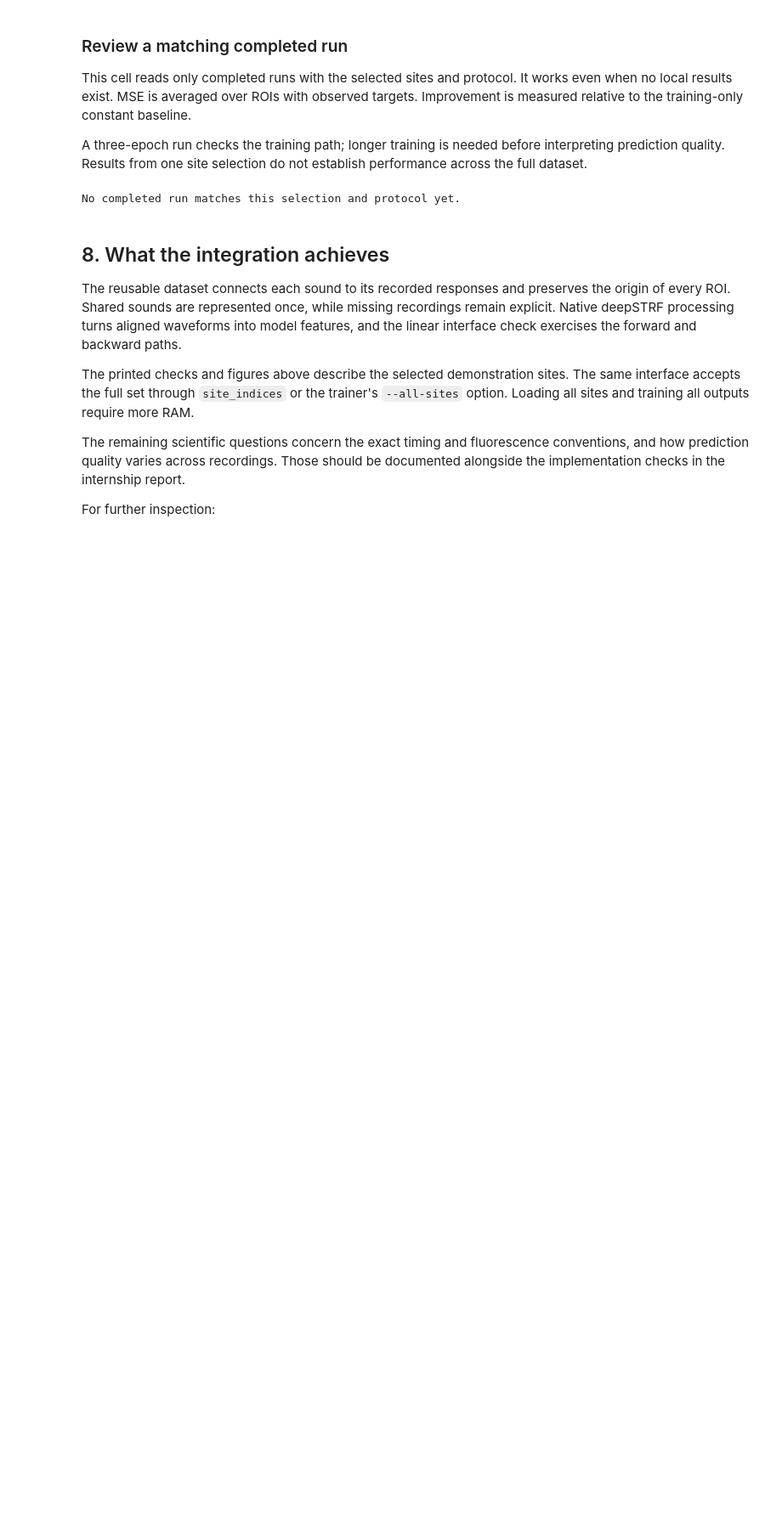
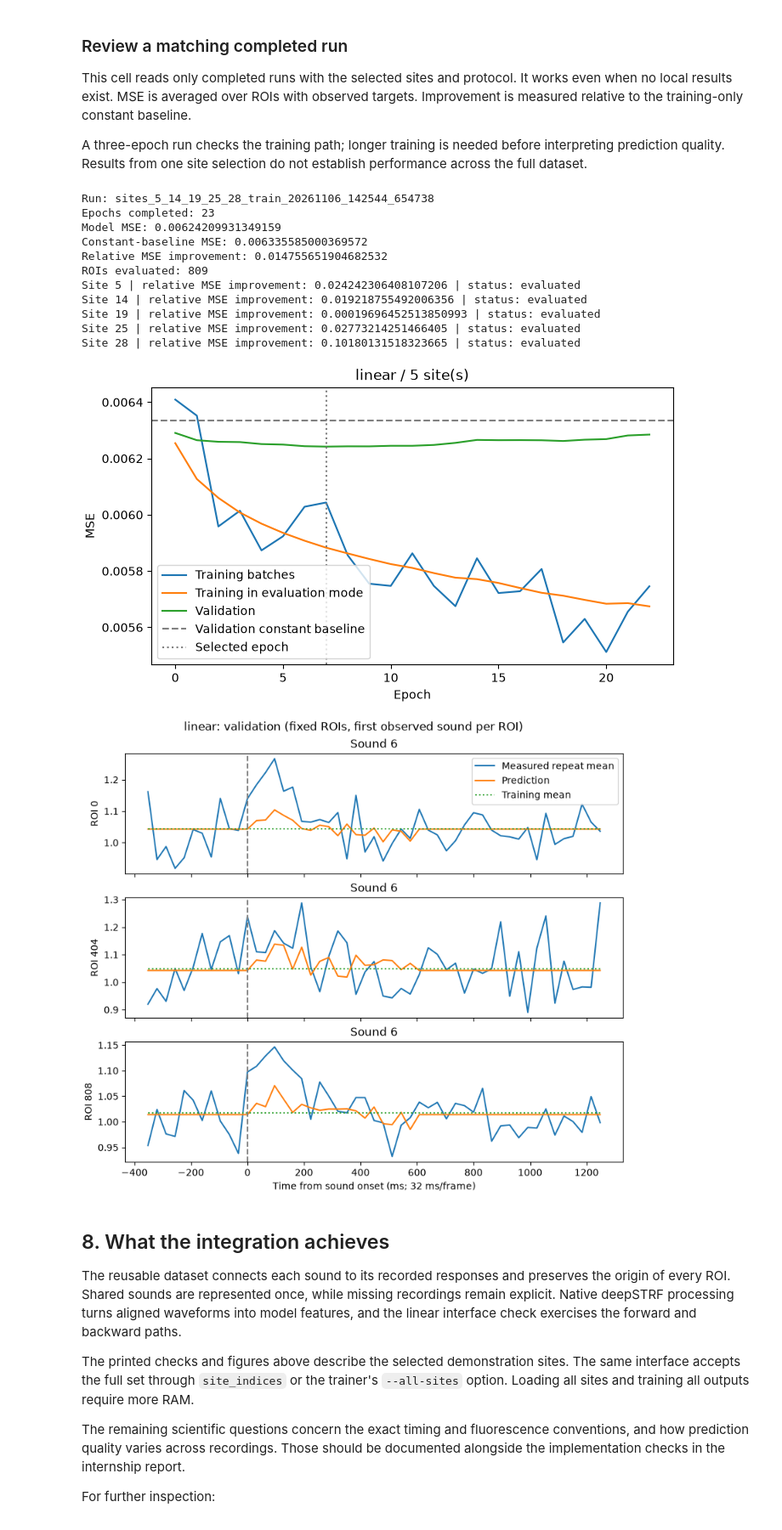
Before and after one commit to erikschwaar/Internship, a Jupyter notebook: notebooks/dataset_integration.ipynb, the cells around one changed output. Shown at 85% size. Drawn from its saved outputs; the diff is of its cells as text; code cells hidden in the pictures; blank space fills up the shorter version.

Commit message:
Update linear validation workflow and use default log compression

```diff
--- a/notebooks/dataset_integration.ipynb
+++ b/notebooks/dataset_integration.ipynb
@@ -402,18 +403,20 @@ import subprocess
 from bat_internship.paths import MAT_PATH as TRAINER_MAT_PATH
 
 RUN_TRAINING = False
-SMOKE = True
+SMOKE = False
 SEED = 42
 SPLIT_SEED = 42
 EPOCHS = 100
 PATIENCE = 15
 LEARNING_RATE = 0.0003
+NORMALIZATION = "fixed-training"  # Same training-derived statistics in train/eval.
 RESULT_ROOT = ROOT / "outputs/linear_dataset_validation"
 
 training_command = [
     sys.executable, "scripts/train_audio_models.py",
     "--sites", *map(str, selected_sites),
-    "--linear-init", "train-statistics", "--validation-only",
+    "--linear-init", "baseline", "--validation-only",
+    "--linear-normalization", NORMALIZATION,
     "--seed", str(SEED), "--split-seed", str(SPLIT_SEED),
     "--epochs", str(EPOCHS), "--patience", str(PATIENCE),
     "--learning-rate", str(LEARNING_RATE),
@@ -452,40 +455,54 @@ interpreting prediction quality. Results from one site selection do not establis
 performance across the full dataset.
 # %%
 expected = {
+        "linear_normalization": NORMALIZATION,
     "site_indices": selected_sites,
     "smoke": SMOKE, "seed": SEED, "split_seed": SPLIT_SEED,
     "split_strategy": "category-coverage",
-    "linear_initialization": "train-statistics",
+    "linear_initialization": "baseline",
     "test_evaluation": "disabled", "learning_rate": LEARNING_RATE,
     "epochs": 3 if SMOKE else EPOCHS, "patience": PATIENCE,
 }
 matching_runs = []
 for summary_path in sorted(RESULT_ROOT.glob("*/summary.json")):
     run = summary_path.parent
     config = json.loads((run / "config.json").read_text(encoding="utf-8"))
     summary = json.loads(summary_path.read_text(encoding="utf-8"))
     if (summary.get("status") == "complete" and set(summary.get("models", {})) == {"linear"}
-            and all(config.get(key) == value for key, value in expected.items())):
+            and all(config.get(key, "running" if key == "linear_normalization" else None) == value
+                    for key, value in expected.items())):
         matching_runs.append(run)
 if not matching_runs:
     print("No completed run matches this selection and protocol yet.")
 else:
     run = matching_runs[-1]
     metrics = json.loads((run / "linear/metrics.json").read_text(encoding="utf-8"))
     scores = metrics["validation"]
     print("Run:", run.name)
     print("Epochs completed:", metrics["epochs_completed"])
     print("Model MSE:", scores["model"]["mean_mse"])
     print("Constant-baseline MSE:", scores["constant_baseline"]["mean_mse"])
     print("Relative MSE improvement:", scores["relative_mse_improvement"])
     print("ROIs evaluated:", scores["model"]["rois_evaluated"])
     for site, site_scores in scores["sites"].items():
         print("Site", site, "| relative MSE improvement:", site_scores.get("relative_mse_improvement"),
               "| status:", site_scores.get("status", "evaluated"))
     for filename in ("learning_curve.png", "predictions.png"):
         display(Image(filename=str(run / "linear" / filename)))
 # %% [output]
-No completed run matches this selection and protocol yet.
+Run: sites_5_14_19_25_28_train_20261106_142544_654738
+Epochs completed: 23
+Model MSE: 0.00624209931349159
+Constant-baseline MSE: 0.006335585000369572
+Relative MSE improvement: 0.014755651904682532
+ROIs evaluated: 809
+Site 5 | relative MSE improvement: 0.024242306408107206 | status: evaluated
+Site 14 | relative MSE improvement: 0.019218755492006356 | status: evaluated
+Site 19 | relative MSE improvement: 0.00019696452513850993 | status: evaluated
+Site 25 | relative MSE improvement: 0.02773214251466405 | status: evaluated
+Site 28 | relative MSE improvement: 0.10180131518323665 | status: evaluated
+[figure, added]
+[figure, added]
 # %% [markdown]
 <a id="outcome"></a>
 ## 8. What the integration achieves
```
Also changed, not shown: parts of 4 cells of this notebook, 7 other files.
